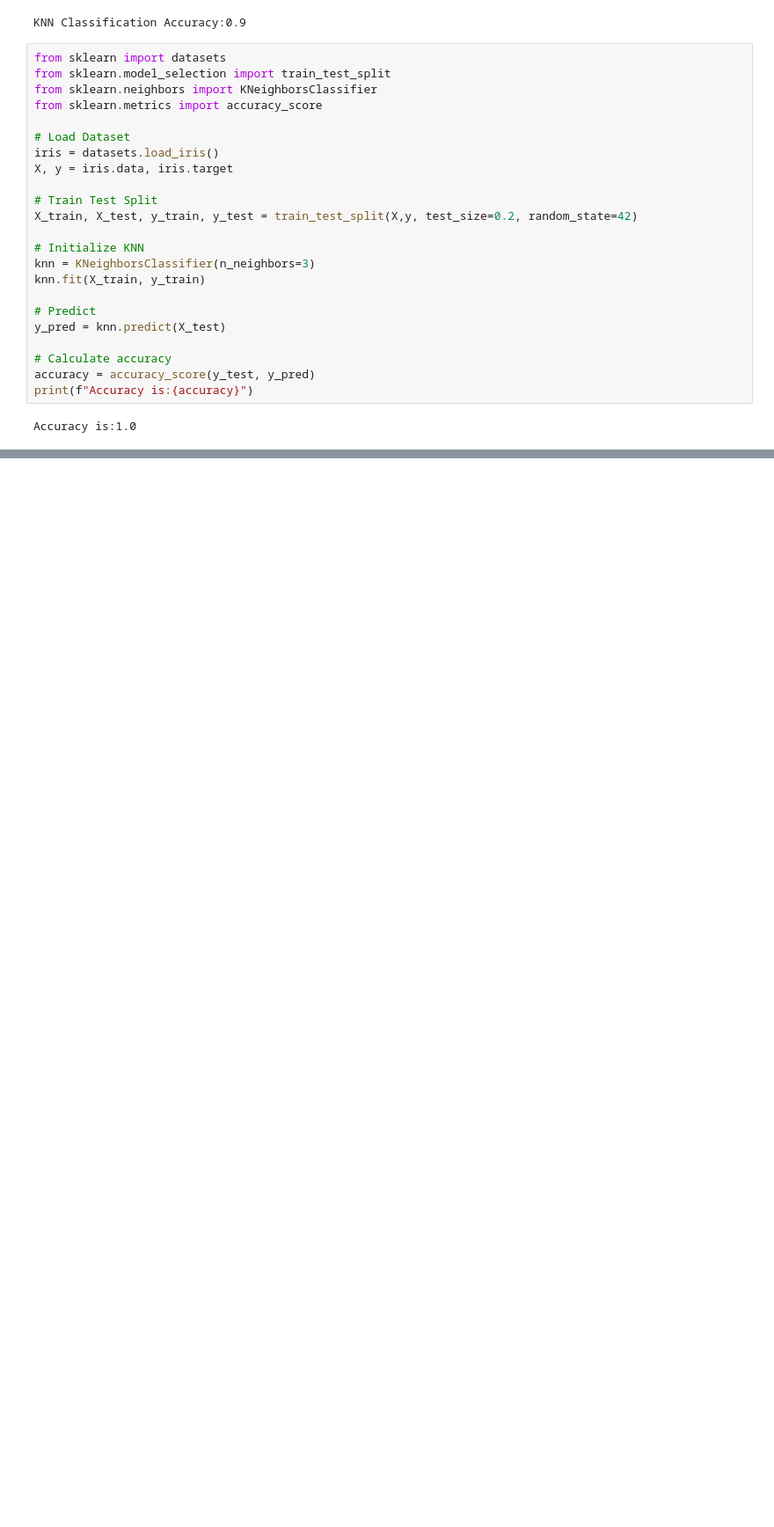
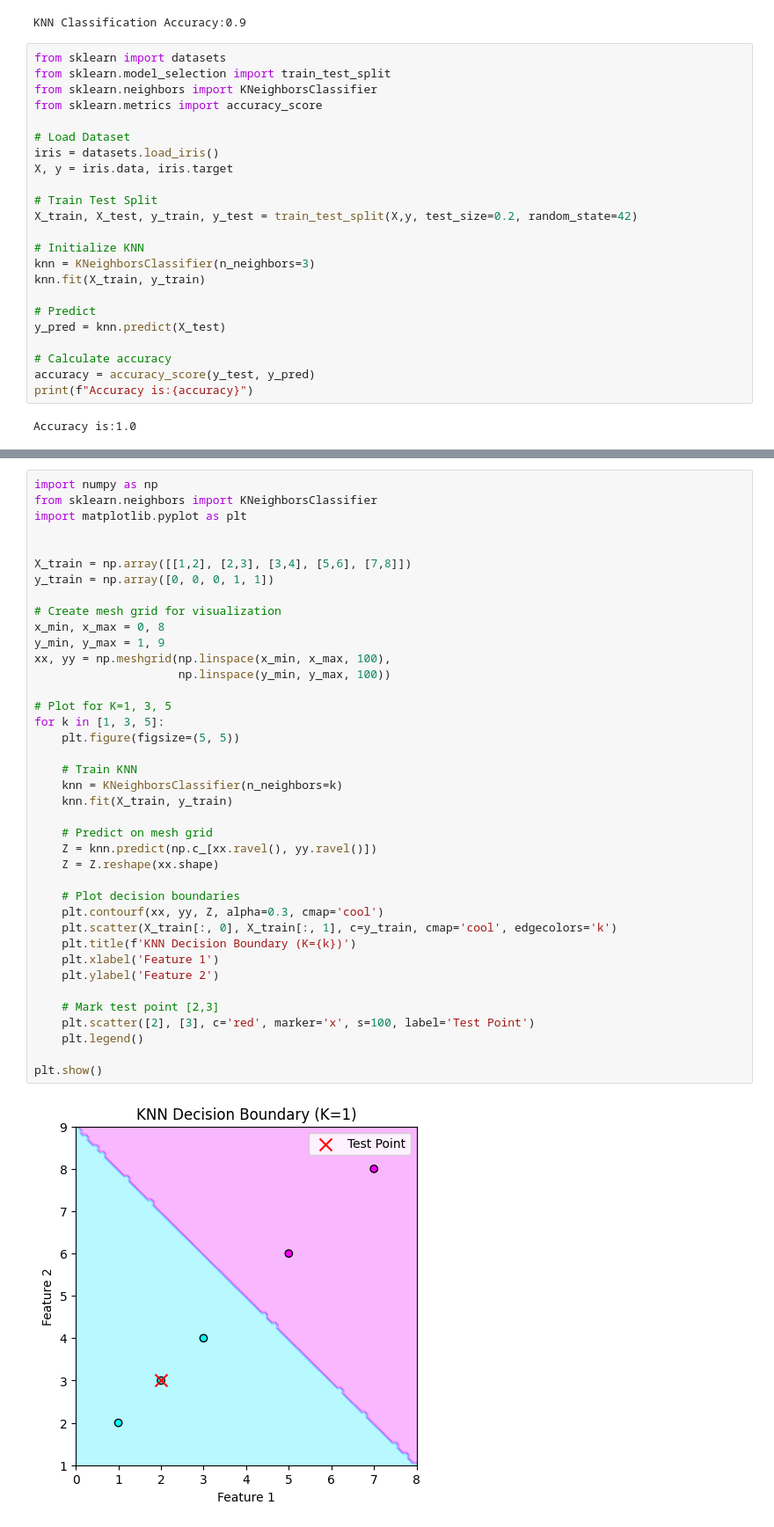
Before and after one commit to AryamBajracharya/ML, a Jupyter notebook: K-Nearest-Neighbor.ipynb, the cells around one changed output, grey strips where cells are left out. Shown: that part at 88% size. Saved outputs shown, nothing was run; the diff lists cells and outputs as text; blank space fills up the shorter version.

```diff
--- a/K-Nearest-Neighbor.ipynb
+++ b/K-Nearest-Neighbor.ipynb
@@ -73,0 +148,41 @@ Accuracy is:1.0
+# %%
+import numpy as np
+from sklearn.neighbors import KNeighborsClassifier
+import matplotlib.pyplot as plt
+
+
+X_train = np.array([[1,2], [2,3], [3,4], [5,6], [7,8]])
+y_train = np.array([0, 0, 0, 1, 1])
+
+# Create mesh grid for visualization
+x_min, x_max = 0, 8
+y_min, y_max = 1, 9
+xx, yy = np.meshgrid(np.linspace(x_min, x_max, 100),
+                     np.linspace(y_min, y_max, 100))
+
+# Plot for K=1, 3, 5
+for k in [1, 3, 5]:
+    plt.figure(figsize=(5, 5))
+
+    # Train KNN
+    knn = KNeighborsClassifier(n_neighbors=k)
+    knn.fit(X_train, y_train)
+
+    # Predict on mesh grid
+    Z = knn.predict(np.c_[xx.ravel(), yy.ravel()])
+    Z = Z.reshape(xx.shape)
+
+    # Plot decision boundaries
+    plt.contourf(xx, yy, Z, alpha=0.3, cmap='cool')
+    plt.scatter(X_train[:, 0], X_train[:, 1], c=y_train, cmap='cool', edgecolors='k')
+    plt.title(f'KNN Decision Boundary (K={k})')
+    plt.xlabel('Feature 1')
+    plt.ylabel('Feature 2')
+
+    # Mark test point [2,3]
+    plt.scatter([2], [3], c='red', marker='x', s=100, label='Test Point')
+    plt.legend()
+
+plt.show()
+# %% [output]
+[figure, added]
```
Also changed, not shown: parts of 7 cells of this notebook, 1 other file.
